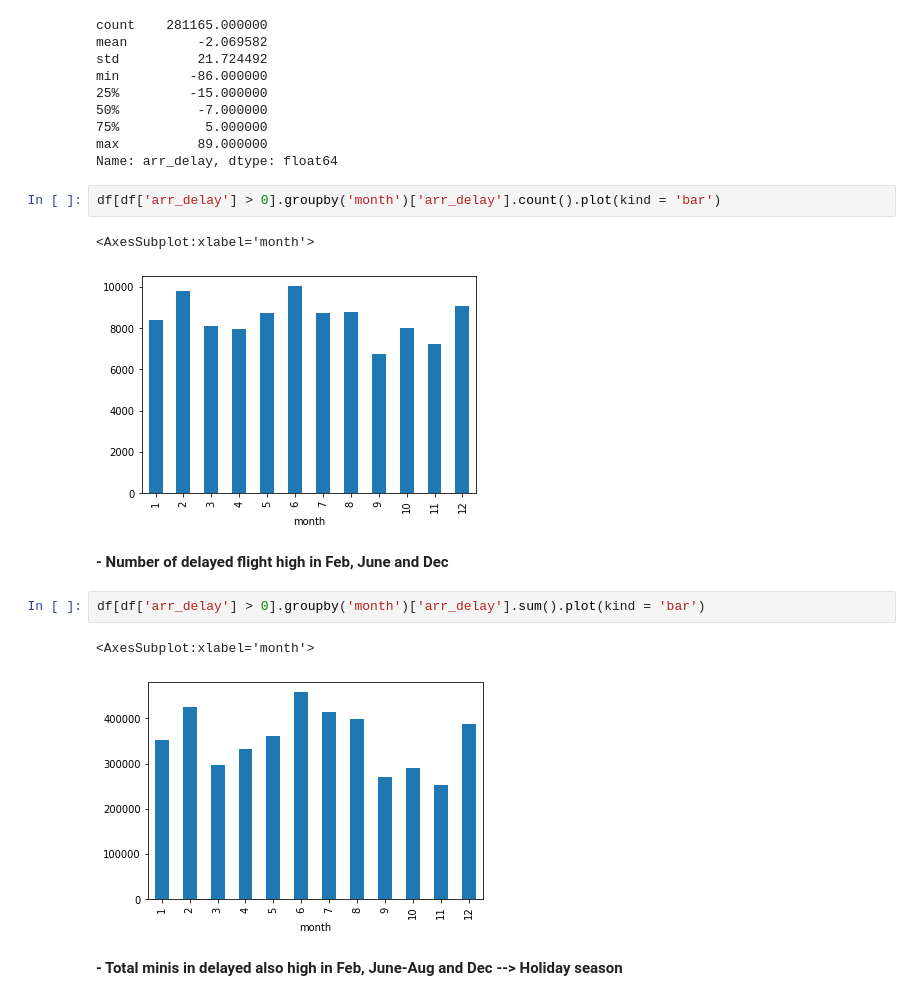
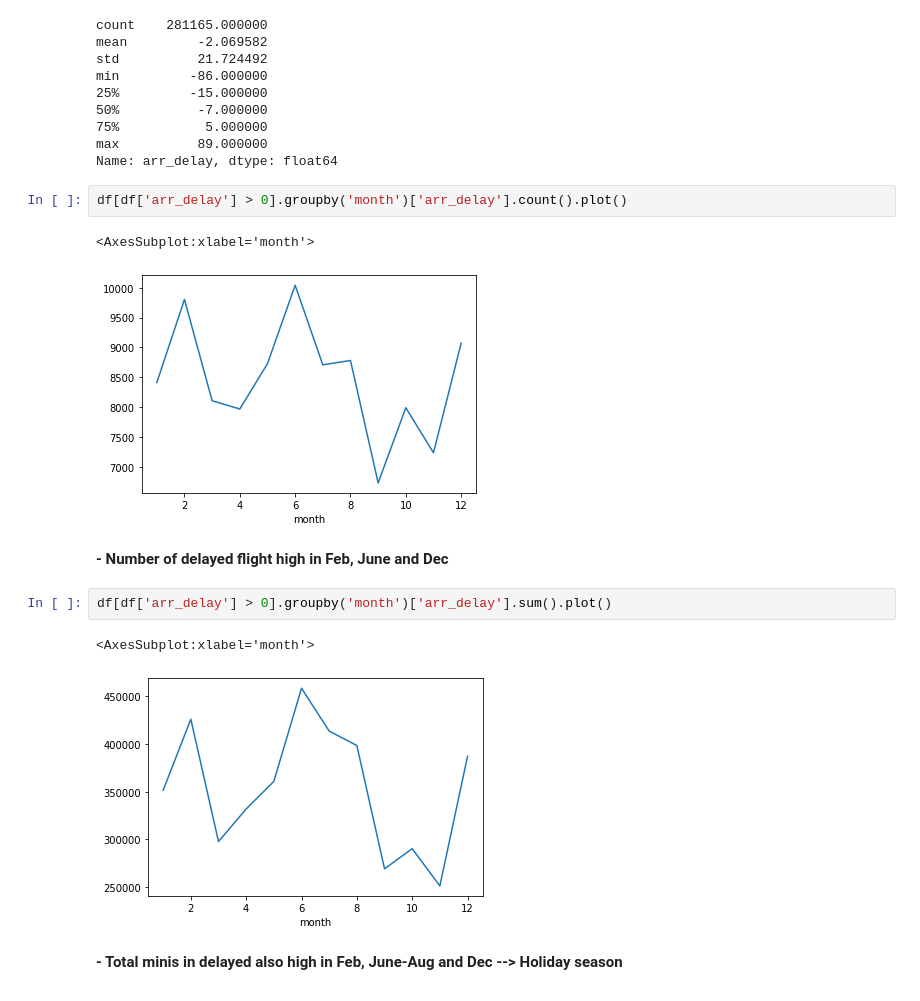
Before and after one commit to Eyob0101/Mid_term_project, a Jupyter notebook: exploratory_analysis.ipynb, the cells around one changed output. Drawn from its saved outputs; the diff is of its cells as text.

```diff
--- a/exploratory_analysis.ipynb
+++ b/exploratory_analysis.ipynb
@@ -175,17 +175,17 @@ min         -86.000000
 max          89.000000
 Name: arr_delay, dtype: float64
 # %%
-df[df['arr_delay'] > 0].groupby('month')['arr_delay'].count().plot(kind = 'bar')
+df[df['arr_delay'] > 0].groupby('month')['arr_delay'].count().plot()
 # %% [output]
 <AxesSubplot:xlabel='month'>
-[figure, old version]
+[figure, new version]
 # %% [markdown]
 __- Number of delayed flight high in Feb, June and Dec__
 # %%
-df[df['arr_delay'] > 0].groupby('month')['arr_delay'].sum().plot(kind = 'bar')
+df[df['arr_delay'] > 0].groupby('month')['arr_delay'].sum().plot()
 # %% [output]
 <AxesSubplot:xlabel='month'>
-[figure, old version]
+[figure, new version]
 # %% [markdown]
 __- Total minis in delayed also high in Feb, June-Aug and Dec --> Holiday season__
 # %%
```
